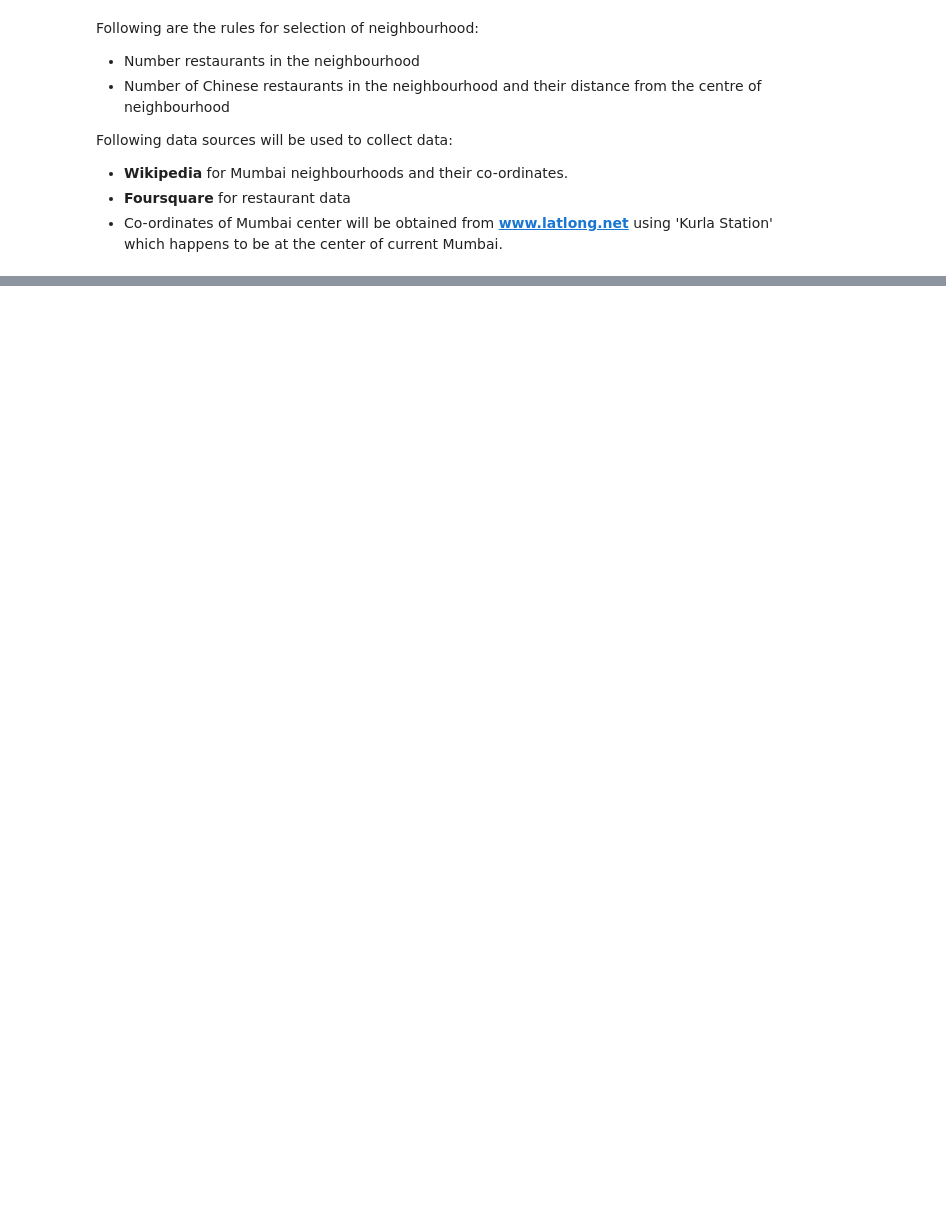
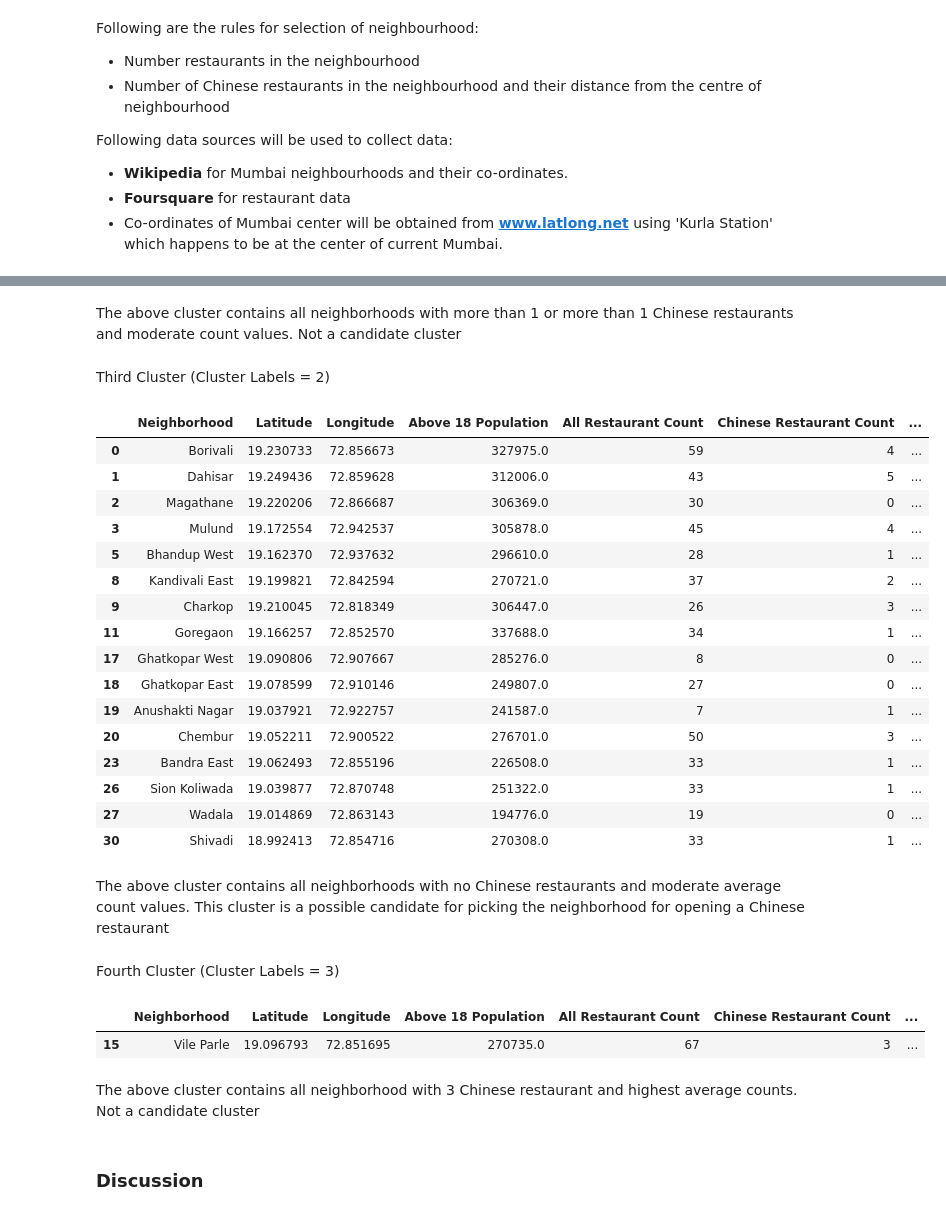
Before and after one commit to devzia/Coursera_Capstone, a Jupyter notebook: ADS-CP-NB-Final.ipynb, the cells around one changed output, grey strips where cells are left out. Drawn from its saved outputs; the diff is of its cells as text; code cells hidden in the pictures; blank space fills up the shorter version.

```diff
--- a/ADS-CP-NB-Final.ipynb
+++ b/ADS-CP-NB-Final.ipynb
@@ -37,0 +902,9 @@ Following data sources will be used to collect data:
+# %%
+# set number of clusters
+kclusters = 4
+
+# run k-means clustering
+kmeans = KMeans(n_clusters=kclusters, random_state=0).fit(final_data_clustering)
+
+# check cluster labels generated for each row in the dataframe
+kmeans.labels_[0:10]
@@ -37,0 +915,4 @@ Following data sources will be used to collect data:
+# %%
+final_data_cluster = final_data_mean.copy()
+final_data_cluster['Cluster Labels'] = kmeans.labels_
+final_data_cluster.head()
@@ -37,0 +962,39 @@ Following data sources will be used to collect data:
+# %% [markdown]
+<span style="font-size: 14px;">The above cluster contains all neighborhoods with more than 1 or more than 1 Chinese restaurants and moderate count values. Not a candidate cluster</span>
+# %% [markdown]
+<span style="font-size: 14px;"> Third Cluster (Cluster Labels =  2)
+# %%
+clst3 = final_data_cluster.loc[final_data_cluster['Cluster Labels'] == 2]
+clst3
+# %% [output]
+|  | Neighborhood | Latitude | Longitude | Above 18 Population | All Restaurant Count | Chinese Restaurant Count | ... |
+| 0 | Borivali | 19.230733 | 72.856673 | 327975.0 | 59 | 4 | ... |
+| 1 | Dahisar | 19.249436 | 72.859628 | 312006.0 | 43 | 5 | ... |
+| 2 | Magathane | 19.220206 | 72.866687 | 306369.0 | 30 | 0 | ... |
+| 3 | Mulund | 19.172554 | 72.942537 | 305878.0 | 45 | 4 | ... |
+| 5 | Bhandup West | 19.162370 | 72.937632 | 296610.0 | 28 | 1 | ... |
+| 8 | Kandivali East | 19.199821 | 72.842594 | 270721.0 | 37 | 2 | ... |
+| 9 | Charkop | 19.210045 | 72.818349 | 306447.0 | 26 | 3 | ... |
+| 11 | Goregaon | 19.166257 | 72.852570 | 337688.0 | 34 | 1 | ... |
+| 17 | Ghatkopar West | 19.090806 | 72.907667 | 285276.0 | 8 | 0 | ... |
+| 18 | Ghatkopar East | 19.078599 | 72.910146 | 249807.0 | 27 | 0 | ... |
+| 19 | Anushakti Nagar | 19.037921 | 72.922757 | 241587.0 | 7 | 1 | ... |
+| 20 | Chembur | 19.052211 | 72.900522 | 276701.0 | 50 | 3 | ... |
+| 23 | Bandra East | 19.062493 | 72.855196 | 226508.0 | 33 | 1 | ... |
+| 26 | Sion Koliwada | 19.039877 | 72.870748 | 251322.0 | 33 | 1 | ... |
+| 27 | Wadala | 19.014869 | 72.863143 | 194776.0 | 19 | 0 | ... |
+| 30 | Shivadi | 18.992413 | 72.854716 | 270308.0 | 33 | 1 | ... |
+# %% [markdown]
+<span style="font-size: 14px;">The above cluster contains all neighborhoods with no Chinese restaurants and moderate average count values. This cluster is a possible candidate for picking the neighborhood for opening a Chinese restaurant</span>
+# %% [markdown]
+<span style="font-size: 14px;"> Fourth Cluster (Cluster Labels =  3)
+# %%
+clst4 = final_data_cluster.loc[final_data_cluster['Cluster Labels'] == 3]
+clst4
+# %% [output]
+|  | Neighborhood | Latitude | Longitude | Above 18 Population | All Restaurant Count | Chinese Restaurant Count | ... |
+| 15 | Vile Parle | 19.096793 | 72.851695 | 270735.0 | 67 | 3 | ... |
+# %% [markdown]
+<span style="font-size: 14px;">The above cluster contains all neighborhood with 3 Chinese restaurant and highest average counts. Not a candidate cluster</span>
+# %% [markdown]
+### Discussion
```
Also changed, not shown: parts of 91 cells of this notebook, 2 other files.
